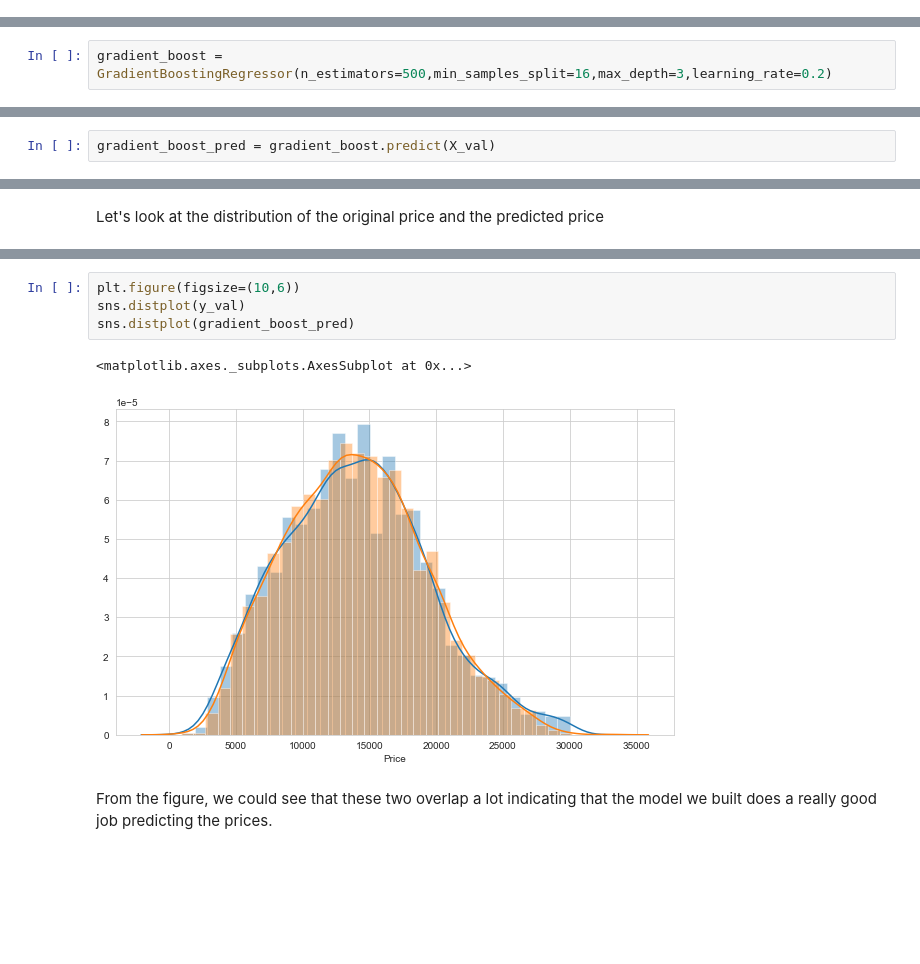
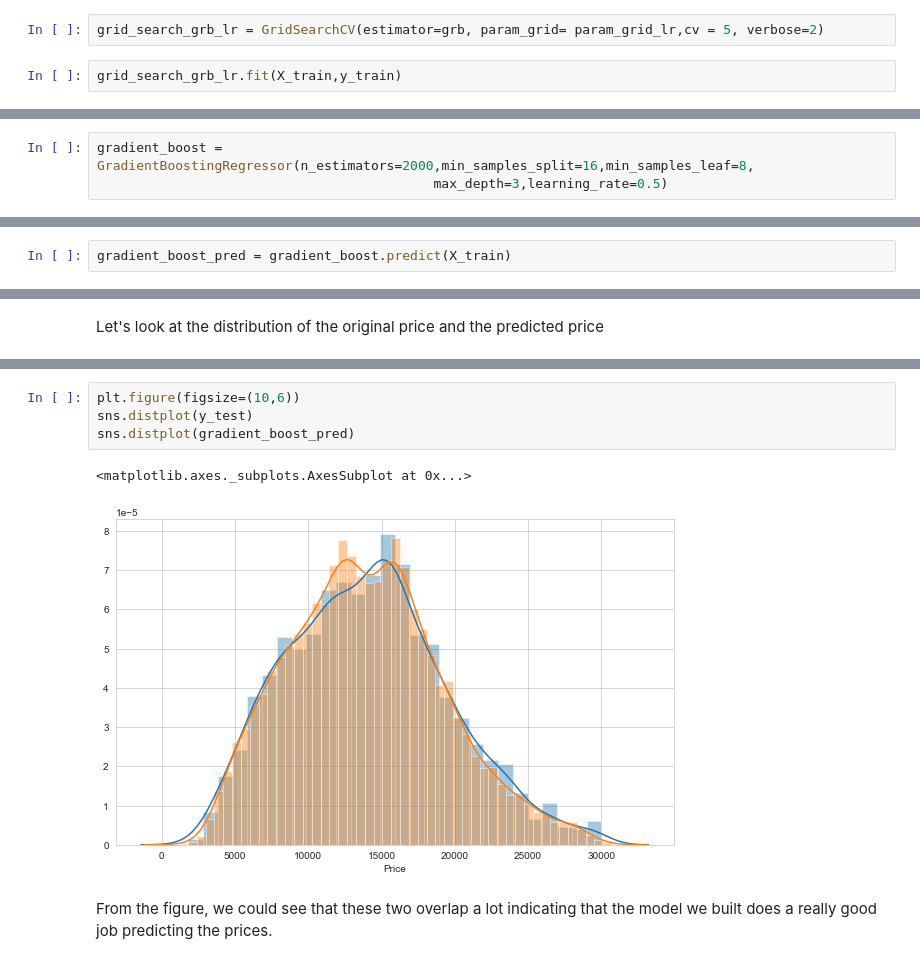
Before and after one commit to amolratnaparkhe/Car-listing-Project, a Jupyter notebook: Car-listing.ipynb, the cells around one changed output, grey strips where cells are left out. Cells and saved outputs as stored; diff of their text form; blank space fills up the shorter version.

```diff
--- a/Car-listing.ipynb
+++ b/Car-listing.ipynb
@@ -1088,0 +1167,4 @@ Random forest works much better than Support Vector Machine
+# %%
+grid_search_grb_lr = GridSearchCV(estimator=grb, param_grid= param_grid_lr,cv = 5, verbose=2)
+# %%
+grid_search_grb_lr.fit(X_train,y_train)
@@ -1089,5 +1202,6 @@ Random forest works much better than Support Vector Machine
 # %%
-gradient_boost = GradientBoostingRegressor(n_estimators=500,min_samples_split=16,max_depth=3,learning_rate=0.2)
+gradient_boost = GradientBoostingRegressor(n_estimators=2000,min_samples_split=16,min_samples_leaf=8,
+                                           max_depth=3,learning_rate=0.5)
 # %%
 gradient_boost.fit(X_train,y_train)
 # %% [output]
@@ -1096,3 +1210,3 @@ GradientBoostingRegressor(learning_rate=0.2, min_samples_split=16,
 # %%
-gradient_boost_pred = gradient_boost.predict(X_val)
+gradient_boost_pred = gradient_boost.predict(X_train)
 # %%
@@ -1126,10 +1274,10 @@ The error percentage is:         12.082214913715001
 # %%
 plt.figure(figsize=(10,6))
-sns.distplot(y_val)
+sns.distplot(y_test)
 sns.distplot(gradient_boost_pred)
 # %% [output]
 <matplotlib.axes._subplots.AxesSubplot at 0x...>
-[figure, old version]
+[figure, new version]
 # %% [markdown]
  From the figure, we could see that these two overlap a lot indicating that the model we built does a really good job predicting the prices.
 # %% [markdown]
```
Also changed, not shown: parts of 57 cells of this notebook.
